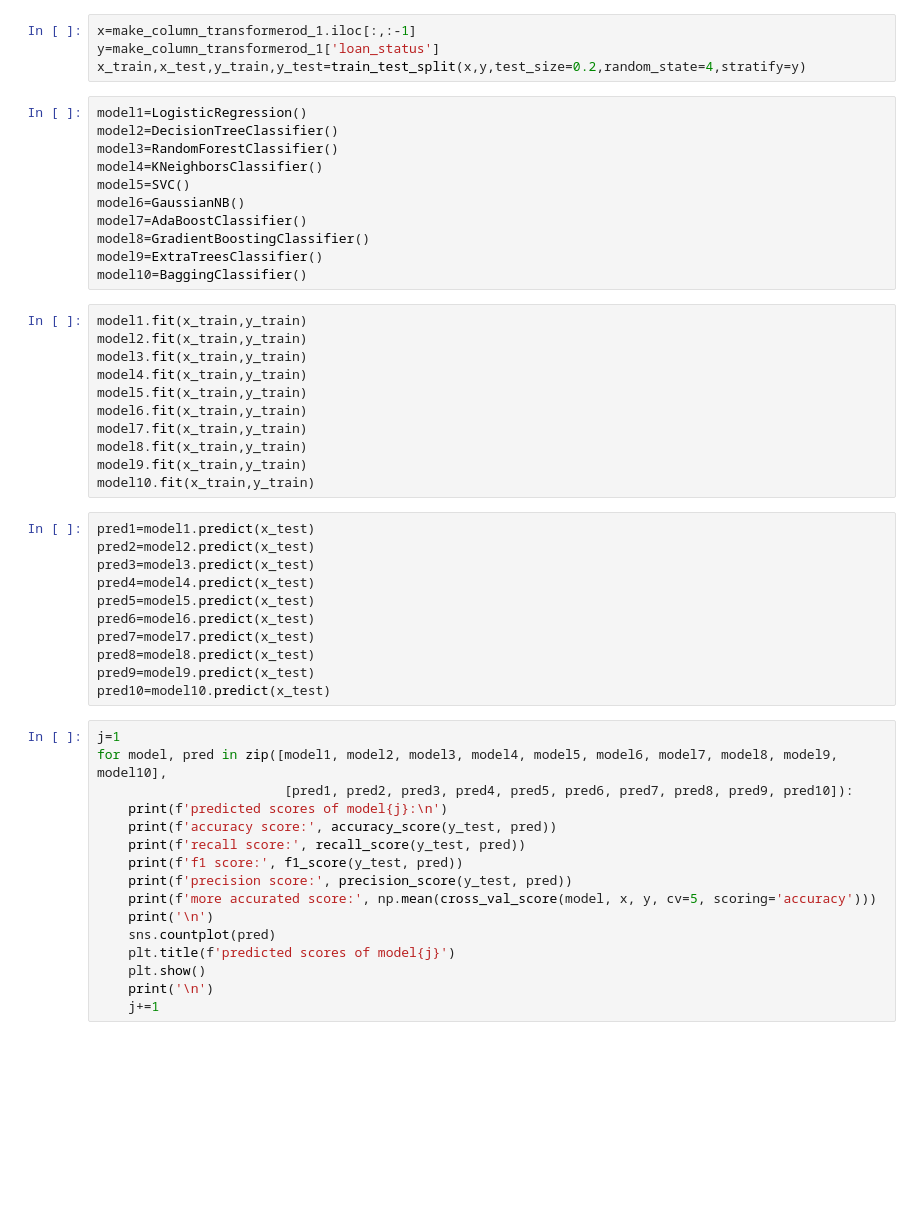
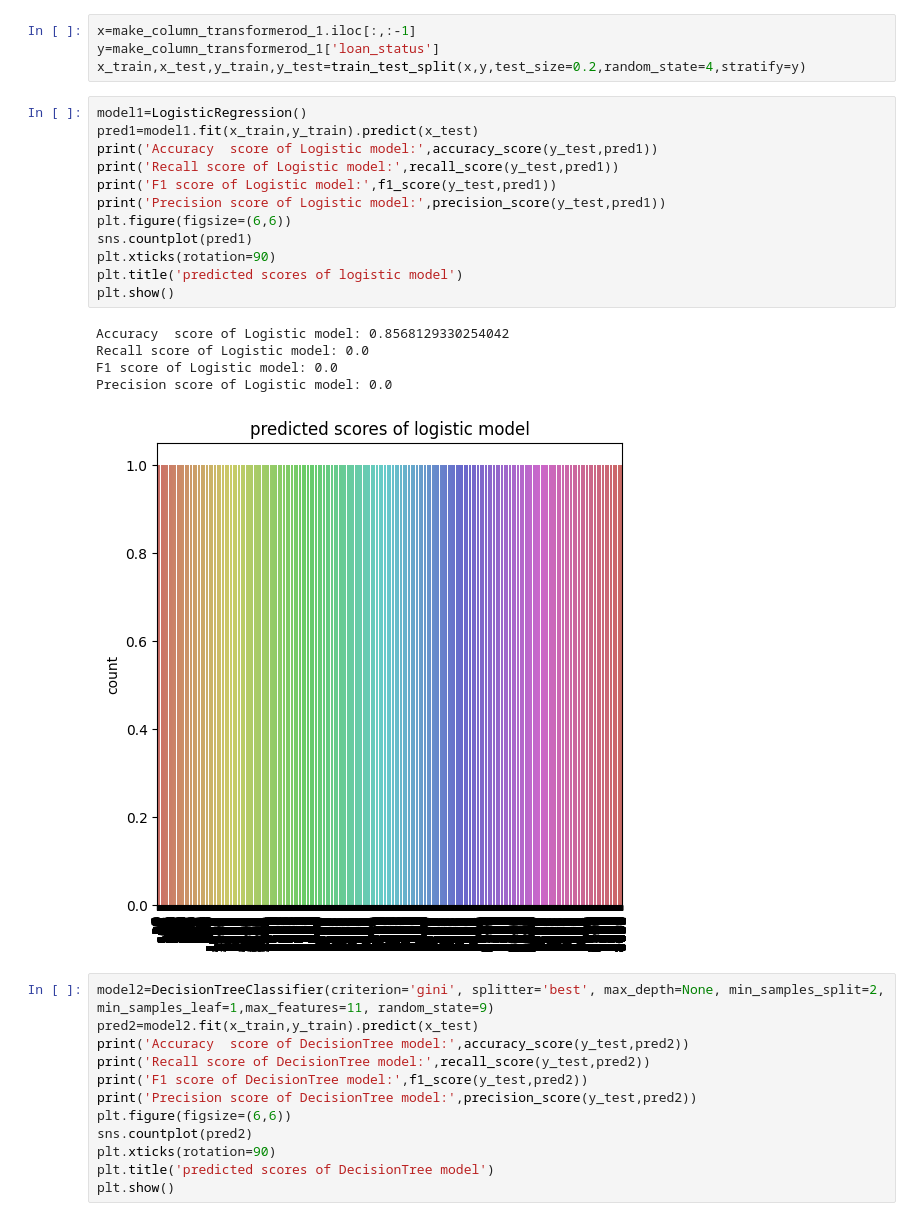
Before and after one commit to ankitg-02/kaggle-competition, a Jupyter notebook: Loan_approval_1.ipynb, the cells around one changed output. Drawn from its saved outputs; the diff is of its cells as text; blank space fills up the shorter version.

```diff
--- a/Loan_approval_1.ipynb
+++ b/Loan_approval_1.ipynb
@@ -481,52 +164,33 @@ sns.heatmap(make_column_transformerod_1.corr(),annot=True)
 x=make_column_transformerod_1.iloc[:,:-1]
 y=make_column_transformerod_1['loan_status']
 x_train,x_test,y_train,y_test=train_test_split(x,y,test_size=0.2,random_state=4,stratify=y)
-# %%
-model1=LogisticRegression()
-model2=DecisionTreeClassifier()
-model3=RandomForestClassifier()
-model4=KNeighborsClassifier()
-model5=SVC()
-model6=GaussianNB()
-model7=AdaBoostClassifier()
-model8=GradientBoostingClassifier()
-model9=ExtraTreesClassifier()
-model10=BaggingClassifier()
-# %%
-model1.fit(x_train,y_train)
-model2.fit(x_train,y_train)
-model3.fit(x_train,y_train)
-model4.fit(x_train,y_train)
-model5.fit(x_train,y_train)
-model6.fit(x_train,y_train)
-model7.fit(x_train,y_train)
-model8.fit(x_train,y_train)
-model9.fit(x_train,y_train)
-model10.fit(x_train,y_train)
-# %%
-pred1=model1.predict(x_test)
-pred2=model2.predict(x_test)
-pred3=model3.predict(x_test)
-pred4=model4.predict(x_test)
-pred5=model5.predict(x_test)
-pred6=model6.predict(x_test)
-pred7=model7.predict(x_test)
-pred8=model8.predict(x_test)
-pred9=model9.predict(x_test)
-pred10=model10.predict(x_test)
-# %%
-j=1
-for model, pred in zip([model1, model2, model3, model4, model5, model6, model7, model8, model9, model10],
-                        [pred1, pred2, pred3, pred4, pred5, pred6, pred7, pred8, pred9, pred10]):
-    print(f'predicted scores of model{j}:\n')
-    print(f'accuracy score:', accuracy_score(y_test, pred))
-    print(f'recall score:', recall_score(y_test, pred))
-    print(f'f1 score:', f1_score(y_test, pred))
-    print(f'precision score:', precision_score(y_test, pred))
-    print(f'more accurated score:', np.mean(cross_val_score(model, x, y, cv=5, scoring='accuracy')))
-    print('\n')
-    sns.countplot(pred)
-    plt.title(f'predicted scores of model{j}')
-    plt.show()
-    print('\n')
-    j+=1
+# %%
+model1=LogisticRegression()
+pred1=model1.fit(x_train,y_train).predict(x_test)
+print('Accuracy  score of Logistic model:',accuracy_score(y_test,pred1))
+print('Recall score of Logistic model:',recall_score(y_test,pred1))
+print('F1 score of Logistic model:',f1_score(y_test,pred1))
+print('Precision score of Logistic model:',precision_score(y_test,pred1))
+plt.figure(figsize=(6,6))
+sns.countplot(pred1)
+plt.xticks(rotation=90)
+plt.title('predicted scores of logistic model')
+plt.show()
+# %% [output]
+Accuracy  score of Logistic model: 0.8568129330254042
+Recall score of Logistic model: 0.0
+F1 score of Logistic model: 0.0
+Precision score of Logistic model: 0.0
+[figure, added]
+# %%
+model2=DecisionTreeClassifier(criterion='gini', splitter='best', max_depth=None, min_samples_split=2, min_samples_leaf=1,max_features=11, random_state=9)
+pred2=model2.fit(x_train,y_train).predict(x_test)
+print('Accuracy  score of DecisionTree model:',accuracy_score(y_test,pred2))
+print('Recall score of DecisionTree model:',recall_score(y_test,pred2))
+print('F1 score of DecisionTree model:',f1_score(y_test,pred2))
+print('Precision score of DecisionTree model:',precision_score(y_test,pred2))
+plt.figure(figsize=(6,6))
+sns.countplot(pred2)
+plt.xticks(rotation=90)
+plt.title('predicted scores of DecisionTree model')
+plt.show()
```
Also changed, not shown: parts of 24 cells of this notebook.
